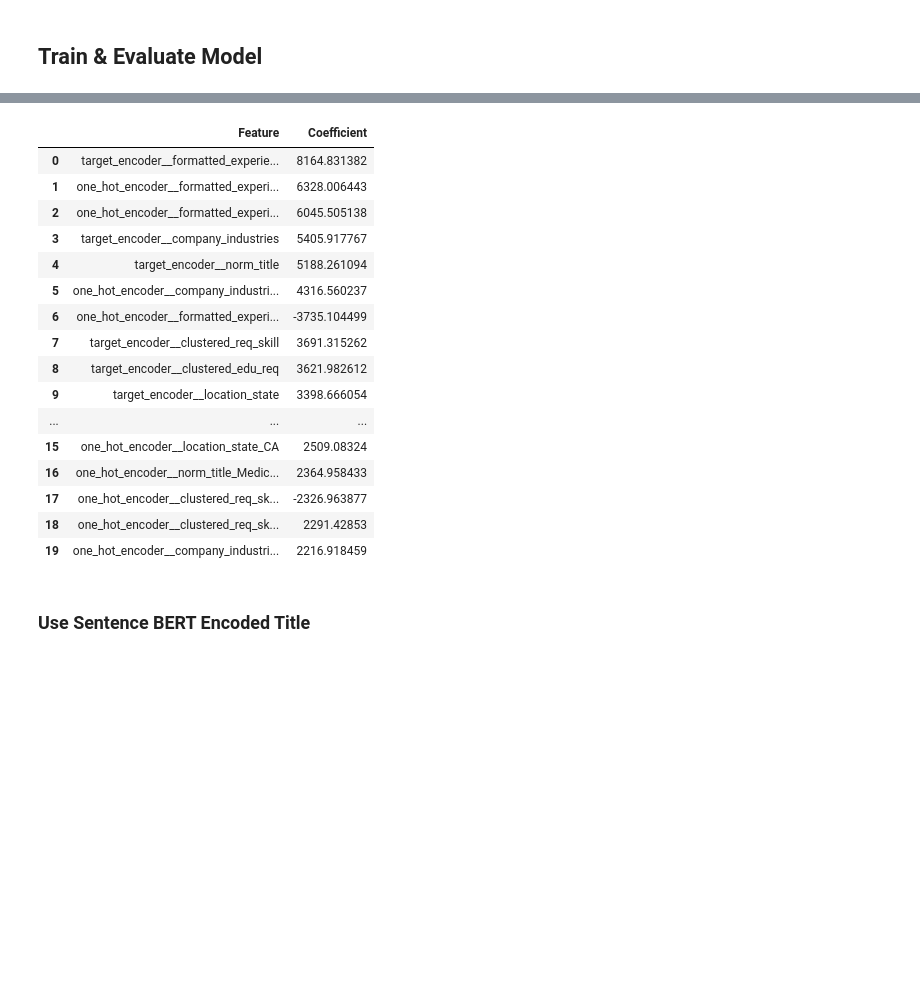
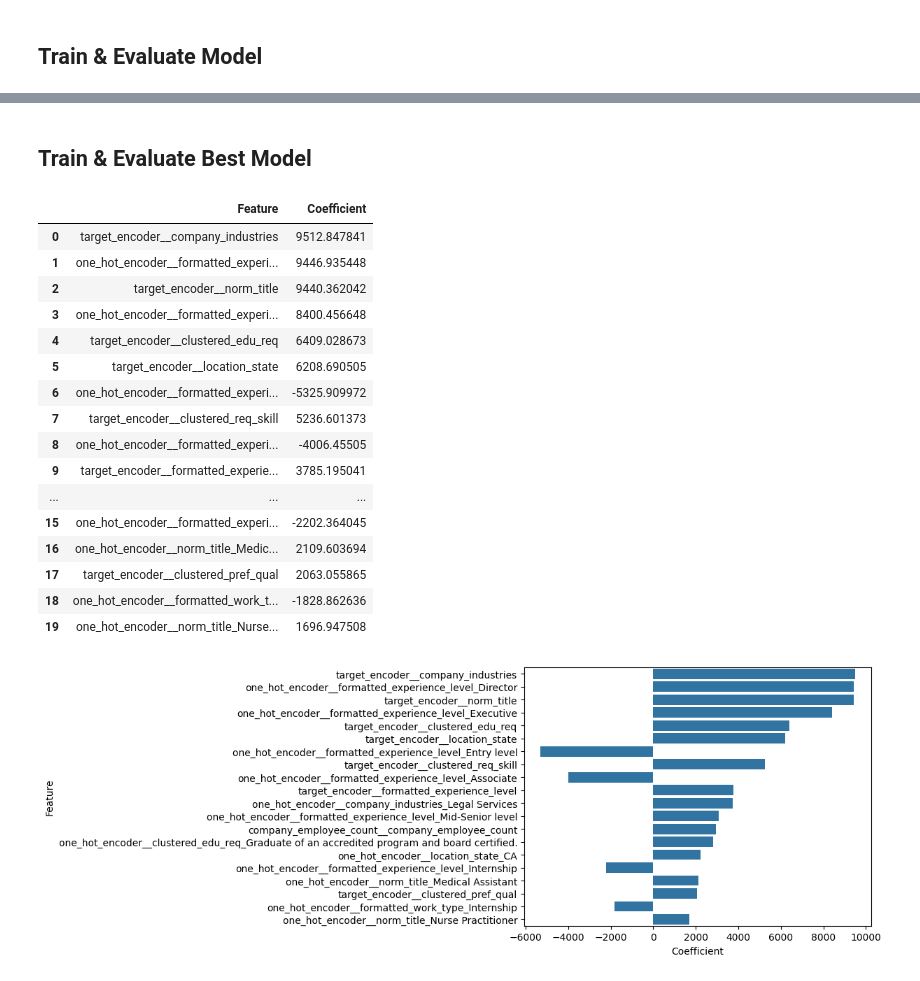
Before and after one commit to nginyc/job_posting_salary_prediction, a Jupyter notebook: train_linear_model.ipynb, the cells around one changed output, grey strips where cells are left out. Cells and saved outputs as stored; diff of their text form; code cells hidden in the pictures; blank space fills up the shorter version.

Commit message:
Add hyperparameter tuning to linear model

```diff
--- a/train_linear_model.ipynb
+++ b/train_linear_model.ipynb
@@ -26,0 +28,15 @@ please provide us feedback at https://github.com/pandas-dev/pandas/issues/54466
+# %%
+preprocessor = make_pipeline(
+    ColumnTransformer(
+        transformers=[
+            ('one_hot_encoder', OneHotEncoder(use_cat_names=True), ['norm_title', 'clustered_edu_req', 'clustered_pref_qual', 'clustered_req_skill', 'location_state', 'company_industries', 'formatted_experience_level', 'formatted_work_type']),
+            ('target_encoder', TargetEncoder(), ['norm_title', 'clustered_edu_req', 'clustered_pref_qual', 'clustered_req_skill', 'location_state', 'company_industries', 'formatted_experience_level', 'formatted_work_type']),
+            ('experience_level', salary.experience_level_encoder, ['formatted_experience_level']),
+            ('work_type', salary.work_type_encoder, ['formatted_work_type']),
+            ('remote_allowed', 'passthrough', ['remote_allowed']),
+            ('company_employee_count', SimpleImputer(strategy='median'), ['company_employee_count']),
+        ],
+        remainder='drop'
+    ),
+    StandardScaler(),
+)
@@ -56,0 +71,10 @@ This is 33.32% better than a naive global mean
+# %%
+model_lasso = make_pipeline(
+    clone(preprocessor),
+    GridSearchCV(
+        Lasso(),
+        { 'alpha': [0.0001, 0.001, 0.01, 0.1, 1, 10] },
+        scoring='r2',
+        cv=KFold(n_splits=5, shuffle=True, random_state=42)
+    )
+).fit(X_train, y_train)
@@ -57,29 +112,38 @@ This is 33.32% better than a naive global mean
+# %% [markdown]
+## Train & Evaluate Best Model
+# %%
+best_model = make_pipeline(
+    clone(preprocessor),
+    Lasso(**model_lasso[-1].best_params_),
+).fit(X_train, y_train)
 # %%
 def get_important_features(model, n=20):
-    feature_names = model[:-1].get_feature_names_out(X_train.columns)
+    feature_names = np.array([name[:100] for name in model[:-1].get_feature_names_out(X_train.columns)])
     coef = model[-1].coef_
     idxs = np.flip(np.argsort(np.abs(coef))[-n:])
     pd.set_option('display.max_colwidth', None)
-    return pd.DataFrame([feature_names[idxs], coef[idxs]], index=["Feature", "Coefficient"]).transpose()
+    importance_df = pd.DataFrame([feature_names[idxs], coef[idxs]], index=["Feature", "Coefficient"]).transpose()
+    sns.barplot(x="Coefficient", y="Feature", data=importance_df.head(n))
+    pd.set_option('display.max_colwidth', None)
+    return importance_df
 
-get_important_features(model)
+get_important_features(best_model)
 # %% [output]
 |  | Feature | Coefficient |
-| 0 | target_encoder__formatted_experie... | 8164.831382 |
-| 1 | one_hot_encoder__formatted_experi... | 6328.006443 |
-| 2 | one_hot_encoder__formatted_experi... | 6045.505138 |
-| 3 | target_encoder__company_industries | 5405.917767 |
-| 4 | target_encoder__norm_title | 5188.261094 |
-| 5 | one_hot_encoder__company_industri... | 4316.560237 |
-| 6 | one_hot_encoder__formatted_experi... | -3735.104499 |
-| 7 | target_encoder__clustered_req_skill | 3691.315262 |
-| 8 | target_encoder__clustered_edu_req | 3621.982612 |
-| 9 | target_encoder__location_state | 3398.666054 |
+| 0 | target_encoder__company_industries | 9512.847841 |
+| 1 | one_hot_encoder__formatted_experi... | 9446.935448 |
+| 2 | target_encoder__norm_title | 9440.362042 |
+| 3 | one_hot_encoder__formatted_experi... | 8400.456648 |
+| 4 | target_encoder__clustered_edu_req | 6409.028673 |
+| 5 | target_encoder__location_state | 6208.690505 |
+| 6 | one_hot_encoder__formatted_experi... | -5325.909972 |
+| 7 | target_encoder__clustered_req_skill | 5236.601373 |
+| 8 | one_hot_encoder__formatted_experi... | -4006.45505 |
+| 9 | target_encoder__formatted_experie... | 3785.195041 |
 | ... | ... | ... |
-| 15 | one_hot_encoder__location_state_CA | 2509.08324 |
-| 16 | one_hot_encoder__norm_title_Medic... | 2364.958433 |
-| 17 | one_hot_encoder__clustered_req_sk... | -2326.963877 |
-| 18 | one_hot_encoder__clustered_req_sk... | 2291.42853 |
-| 19 | one_hot_encoder__company_industri... | 2216.918459 |
+| 15 | one_hot_encoder__formatted_experi... | -2202.364045 |
+| 16 | one_hot_encoder__norm_title_Medic... | 2109.603694 |
+| 17 | target_encoder__clustered_pref_qual | 2063.055865 |
+| 18 | one_hot_encoder__formatted_work_t... | -1828.862636 |
+| 19 | one_hot_encoder__norm_title_Nurse... | 1696.947508 |
+[figure, added]
-# %% [markdown]
-### Use Sentence BERT Encoded Title
```
Also changed, not shown: parts of 14 cells of this notebook, 1 other file.
